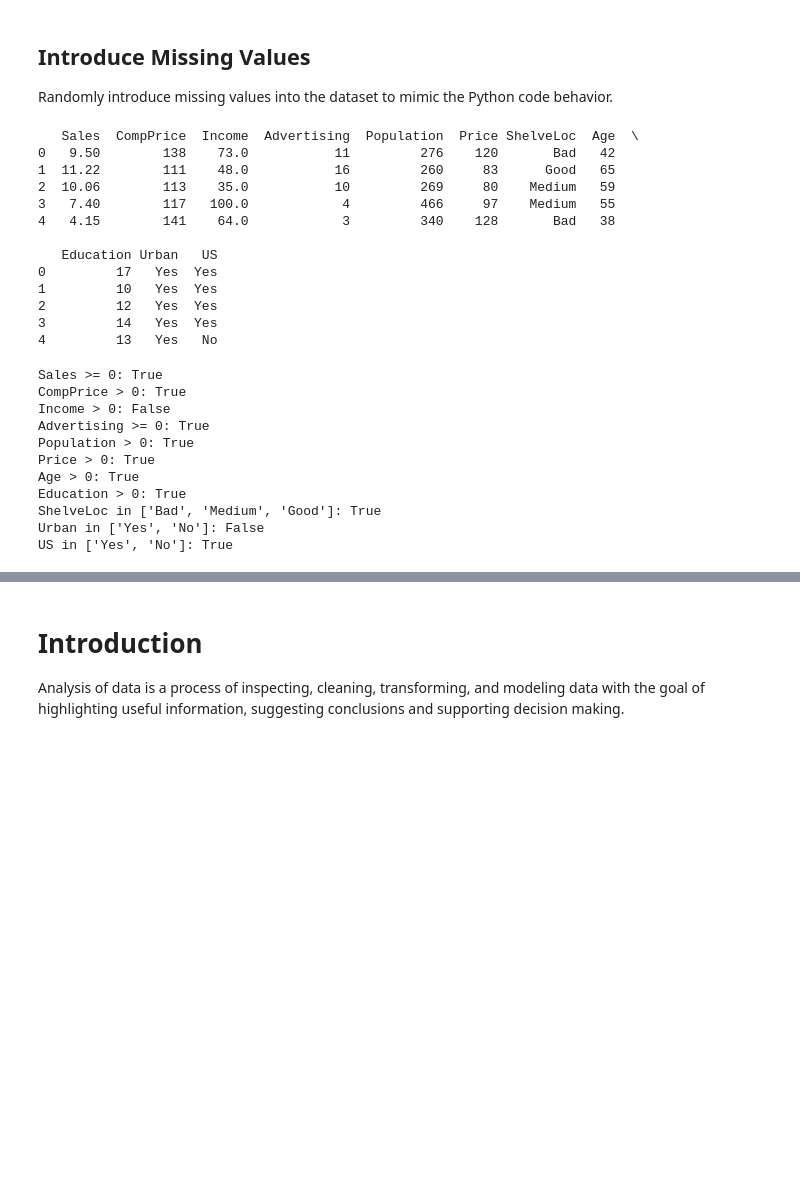
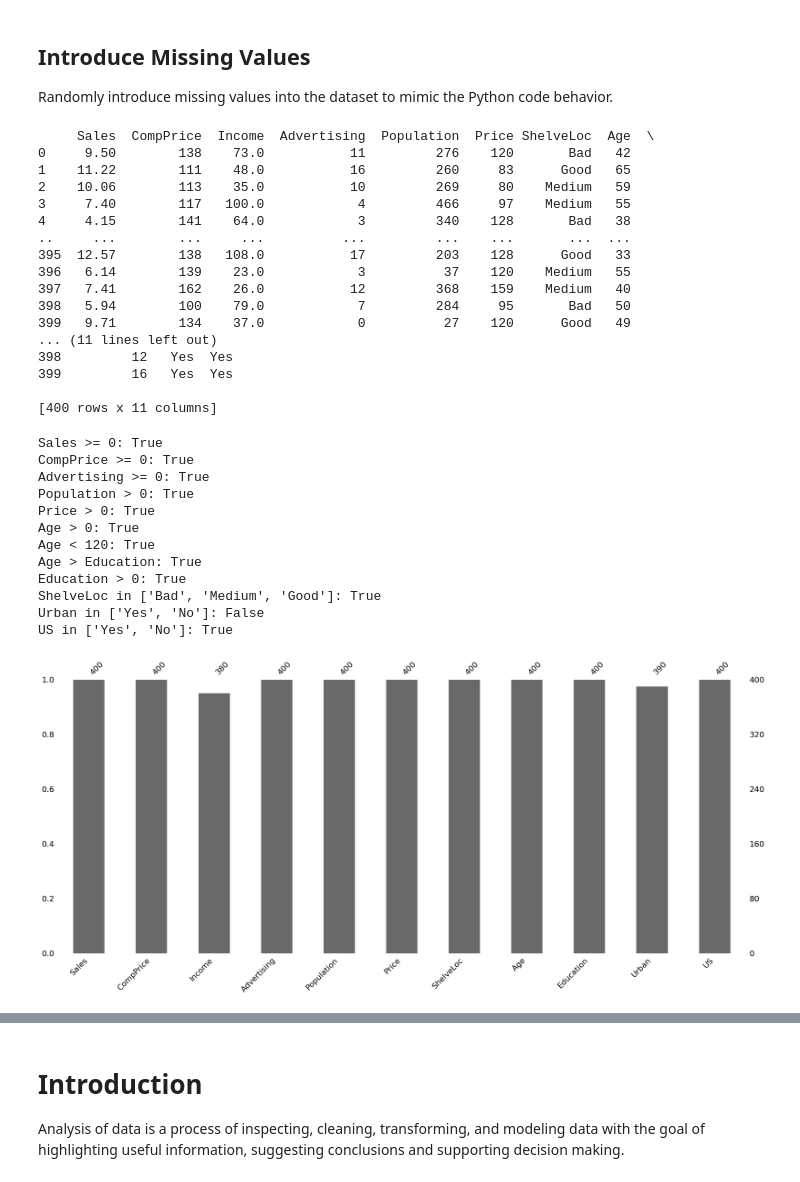
Before and after one commit to arietz/DS2025, a Jupyter notebook: Report3/Exercise4.ipynb, the cells around one changed output, grey strips where cells are left out. Drawn from its saved outputs; the diff is of its cells as text; code cells hidden in the pictures; blank space fills up the shorter version.

```diff
--- a/Report3/Exercise4.ipynb
+++ b/Report3/Exercise4.ipynb
@@ -69,21 +69,25 @@ np.random.seed(456)
 urban_missing_indices = np.random.choice(carseats.index, size=10, replace=False)
 carseats.loc[urban_missing_indices, 'Urban'] = np.nan
 
-print(carseats.head())
+print(carseats)
 # %% [output]
-   Sales  CompPrice  Income  Advertising  Population  Price ShelveLoc  Age  \
-0   9.50        138    73.0           11         276    120       Bad   42
-1  11.22        111    48.0           16         260     83      Good   65
-2  10.06        113    35.0           10         269     80    Medium   59
-3   7.40        117   100.0            4         466     97    Medium   55
-4   4.15        141    64.0            3         340    128       Bad   38
+     Sales  CompPrice  Income  Advertising  Population  Price ShelveLoc  Age  \
+0     9.50        138    73.0           11         276    120       Bad   42
+1    11.22        111    48.0           16         260     83      Good   65
+2    10.06        113    35.0           10         269     80    Medium   59
+3     7.40        117   100.0            4         466     97    Medium   55
+4     4.15        141    64.0            3         340    128       Bad   38
+..     ...        ...     ...          ...         ...    ...       ...  ...
+395  12.57        138   108.0           17         203    128      Good   33
+396   6.14        139    23.0            3          37    120    Medium   55
+397   7.41        162    26.0           12         368    159    Medium   40
+398   5.94        100    79.0            7         284     95       Bad   50
+399   9.71        134    37.0            0          27    120      Good   49
+... (11 lines left out)
+398         12   Yes  Yes
+399         16   Yes  Yes
 
-   Education Urban   US
-0         17   Yes  Yes
-1         10   Yes  Yes
-2         12   Yes  Yes
-3         14   Yes  Yes
-4         13   Yes   No
+[400 rows x 11 columns]
 # %%
 
 def check_rules_carseats(df):
@@ -95,6 +99,7 @@ def check_rules_carseats(df):
         "Price > 0": df["Price"] > 0,
         "Age > 0": df["Age"] > 0,
         "Age < 120": df["Age"] < 120,
+        "Age > Education": df["Age"] > df["Education"],
         "Education > 0": df["Education"] > 0,
 
         "ShelveLoc in ['Bad', 'Medium', 'Good']": df["ShelveLoc"].isin(['Bad', 'Medium', 'Good']),
@@ -111,13 +116,32 @@ for rule, result in rules.items():
     print(f"{rule}: {result.all()}")
 # %% [output]
 Sales >= 0: True
-CompPrice > 0: True
-Income > 0: False
+CompPrice >= 0: True
 Advertising >= 0: True
 Population > 0: True
 Price > 0: True
 Age > 0: True
+Age < 120: True
+Age > Education: True
 Education > 0: True
 ShelveLoc in ['Bad', 'Medium', 'Good']: True
 Urban in ['Yes', 'No']: False
 US in ['Yes', 'No']: True
+# %%
+import missingno as msno
+
+# msno.matrix(carseats)
+# msno.heatmap(carseats)
+# msno.dendrogram(carseats)
+msno.bar(carseats)
+
+cs = carseats
+cs['Income'] = carseats['Income'].fillna(carseats['Income'].mean())
+cs['Urban'] = carseats['Urban'].fillna('No')
+
+# msno.matrix(cs)
+# # msno.heatmap(carseats)
+# # msno.dendrogram(carseats)
+# msno.bar(cs)
+# %% [output]
+[figure, added]
```
Also changed, not shown: parts of 1 cell of this notebook.
